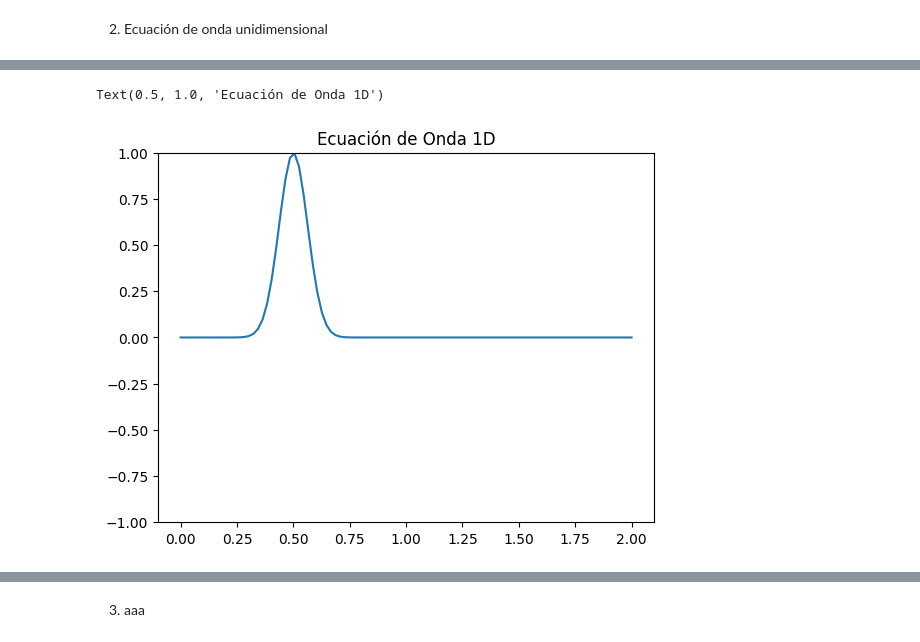
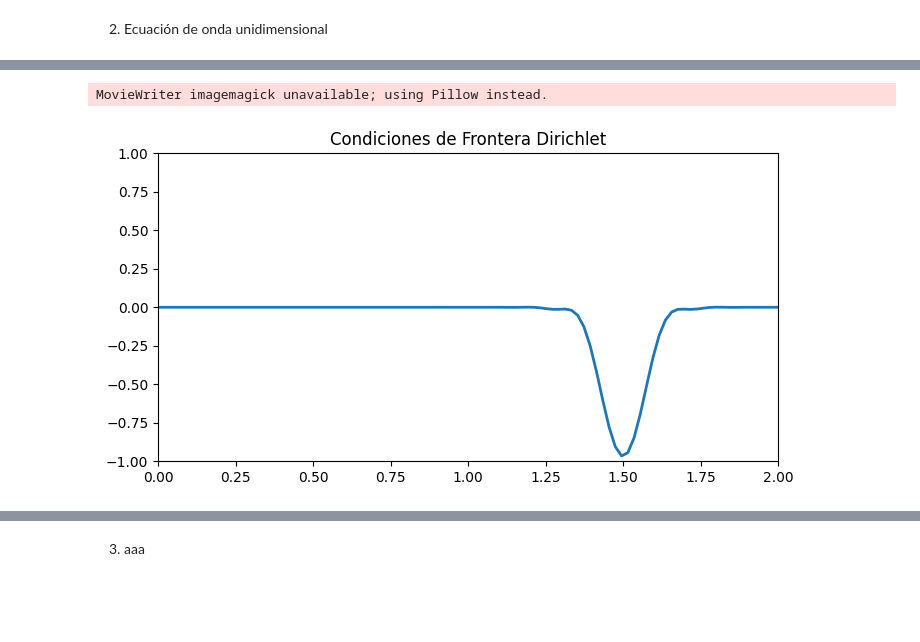
Before and after one commit to sarchilagomez1/MetodosComputacionales2-Fuentes-Archila, a Jupyter notebook: Taller4_fuentesarchila.ipynb, the cells around one changed output, grey strips where cells are left out. Cells and saved outputs as stored; diff of their text form; code cells hidden in the pictures; blank space fills up the shorter version.

```diff
--- a/Taller4_fuentesarchila.ipynb
+++ b/Taller4_fuentesarchila.ipynb
@@ -141,44 +73,0 @@ MovieWriter imagemagick unavailable; using Pillow instead.
-# %%
-import numpy as np
-import matplotlib.pyplot as plt
-from matplotlib.animation import FuncAnimation
-
-# Parámetros
-L = 2
-c = 1
-Nx = 100
-dx = L / (Nx - 1)
-dt = 0.01
-Nt = 500
-C = c * dt / dx  # Coeficiente de Courant
-
-# Espacio y tiempo
-x = np.linspace(0, L, Nx)
-u = np.exp(-125 * (x - 0.5)**2)
-u_old = np.copy(u)
-u_new = np.zeros_like(u)
-
-# Configuración de la animación
-fig, ax = plt.subplots()
-line, = ax.plot(x, u)
-ax.set_ylim(-1, 1)
-ax.set_title('Ecuación de Onda 1D')
-
-def update_dirichlet(frame):
-    global u, u_old, u_new
-    u_new[1:-1] = 2*u[1:-1] - u_old[1:-1] + C**2 * (u[2:] - 2*u[1:-1] + u[:-2])
-    u_new[0] = 0  # Condición de frontera Dirichlet en x=0
-    u_new[-1] = 0  # Condición de frontera Dirichlet en x=L
-    u_old, u = u, u_new
-    line.set_ydata(u)
-    return line,
-
-# Animación Dirichlet
-ani = FuncAnimation(fig, update_dirichlet, frames=Nt, interval=20)
-ani.save('2.1.simulacion_onda_1D_dirichlet.gif', writer='imagemagick')
-plt.show()
-
-#ESTE ESTA MAL
-# %% [output]
-Text(0.5, 1.0, 'Ecuación de Onda 1D')
-[figure, removed]
@@ -186,0 +102,35 @@ Text(0.5, 1.0, 'Ecuación de Onda 1D')
+# %%
+# Condición de frontera Dirichlet
+def frontera_dirichlet(solucion):
+    solucion[0] = 0
+    solucion[-1] = 0
+
+# Función de actualización para Dirichlet
+def actualizar_dirichlet(frame, linea, solucion_actual, solucion_anterior):
+    nueva_solucion = evolucion_onda(solucion_actual, solucion_anterior, frontera_dirichlet)
+    solucion_anterior[:] = solucion_actual
+    solucion_actual[:] = nueva_solucion
+    linea.set_ydata(solucion_actual)
+    return linea,
+
+# Animación para Dirichlet
+def animar_dirichlet():
+    fig, ax = plt.subplots(figsize=(8, 4))
+    ax.set_xlim(0, longitud)
+    ax.set_ylim(-1, 1)
+    linea, = ax.plot(posiciones, condicion_inicial, lw=2)
+    ax.set_title('Condiciones de Frontera Dirichlet')
+
+    solucion_actual = np.copy(condicion_inicial)
+    solucion_anterior = np.copy(condicion_inicial)
+
+    animacion = animation.FuncAnimation(fig, actualizar_dirichlet, frames=num_pasos,
+                                        fargs=(linea, solucion_actual, solucion_anterior),
+                                        interval=20, blit=True)
+    animacion.save('2.1.onda1D_dirichlet.gif', writer='imagemagick')
+    plt.show()
+
+animar_dirichlet()
+# %% [output]
+MovieWriter imagemagick unavailable; using Pillow instead.
+[figure, added]
```
Also changed, not shown: parts of 7 cells of this notebook, 5 other files.
